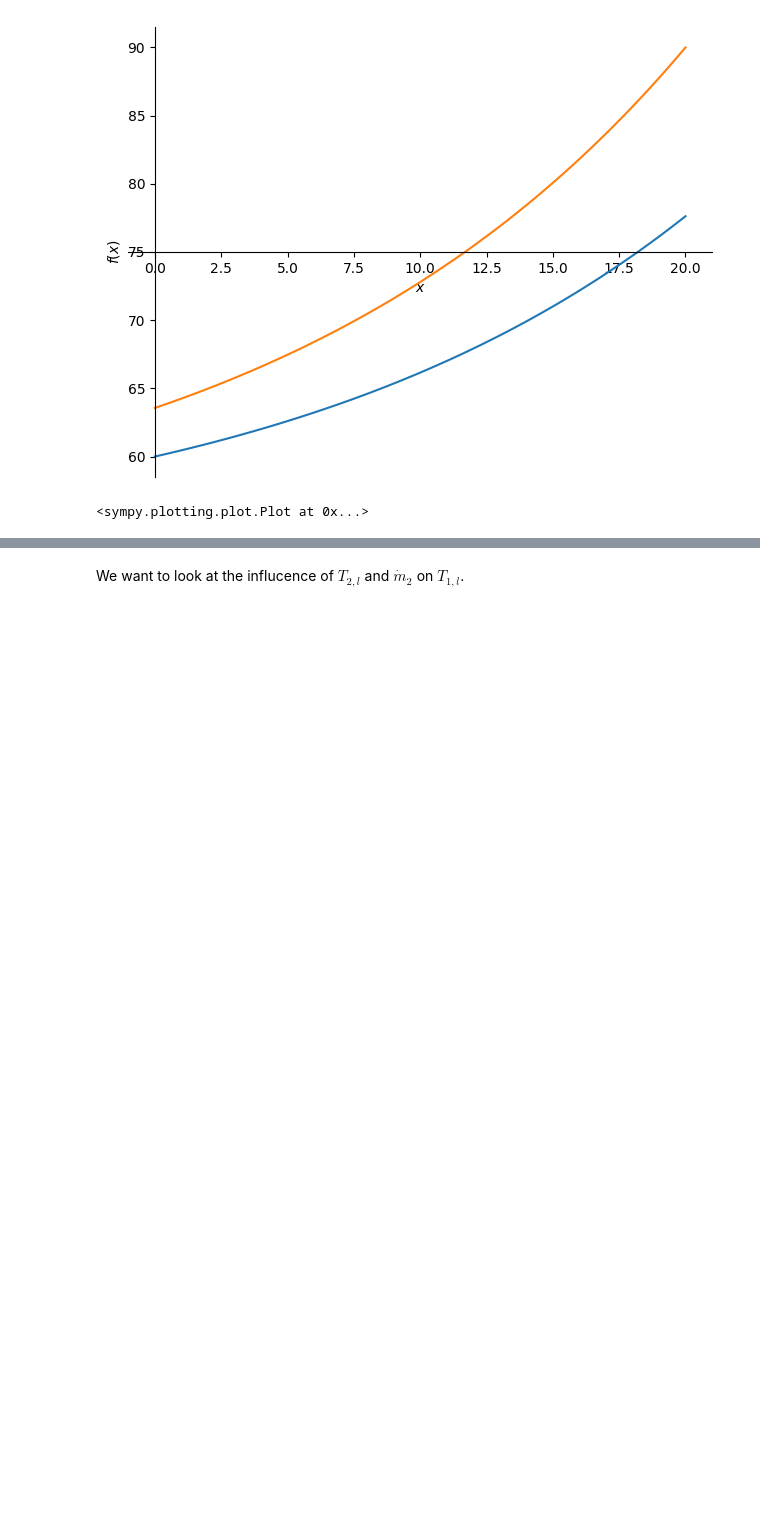
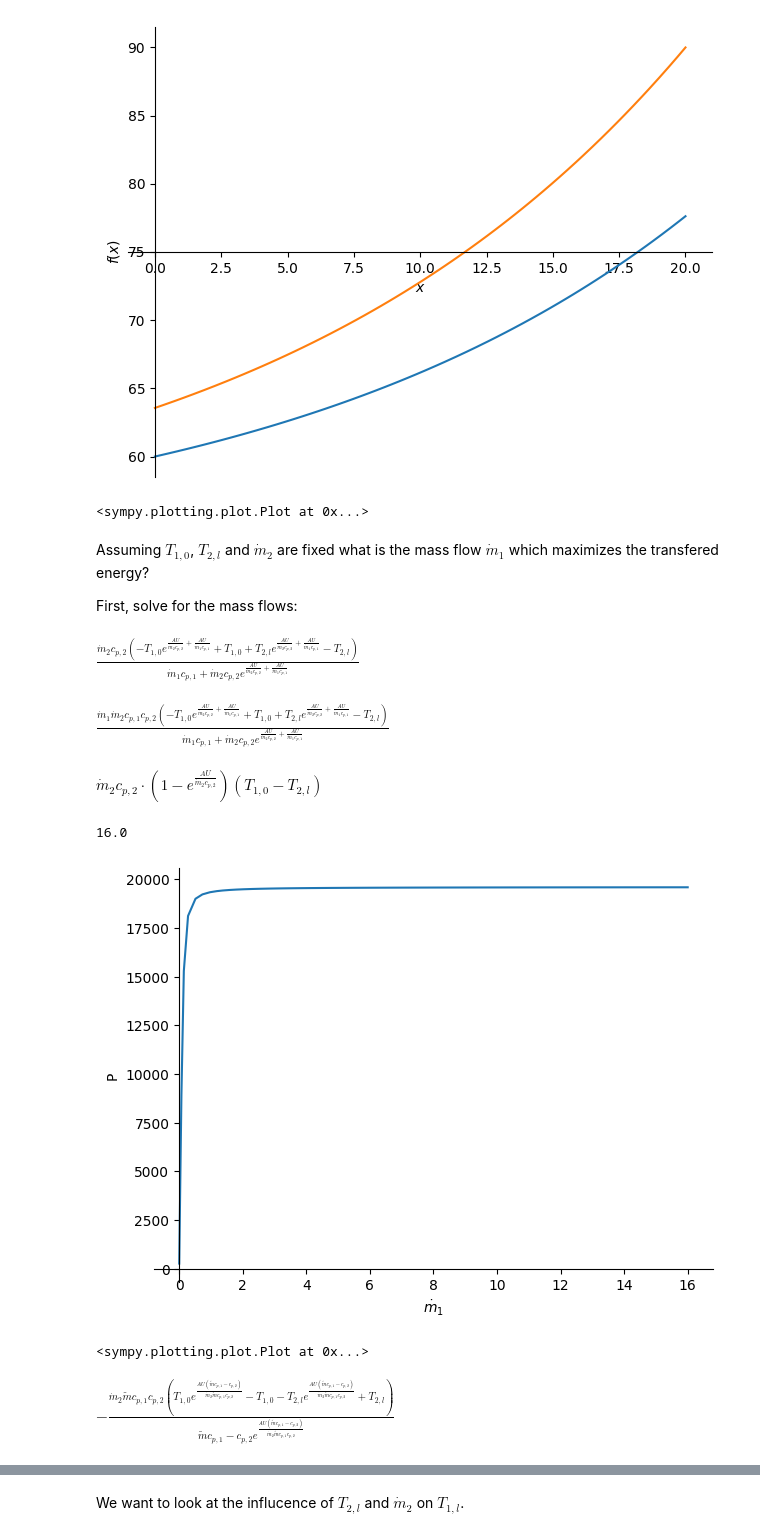
Before and after one commit to zuckerruebe/notebooks, a Jupyter notebook: lmtd.ipynb, the cells around one changed output, grey strips where cells are left out. Cells and saved outputs as stored; diff of their text form; code cells hidden in the pictures; blank space fills up the shorter version.

Commit message:
Look at energy transfer as a function of one mass flow with all else fixed.

```diff
--- a/lmtd.ipynb
+++ b/lmtd.ipynb
@@ -72,3 +72,44 @@ sympy.plot(T1_eq.rhs.subs(subs), T2_eq.rhs.subs(subs), (x, 0, subs[l]))
 # %% [output]
 [figure]
 <sympy.plotting.plot.Plot at 0x...>
+# %% [markdown]
+Assuming $T_{1,0}$, $T_{2,l}$ and $\dot{m}_2$ are fixed what is the mass flow $\dot{m}_1$ which maximizes the transfered energy?
+
+First, solve for the mass flows:
+# %%
+dT1 = (T1_eq.rhs.subs({x: l})-T10).simplify()
+dT1
+# %% [output]
+$\displaystyle \frac{\dot{m}_2 c_{p,2} \left(- T_{1,0} e^{\frac{A U}{\dot{m}_2 c_{p,2}} + \frac{A U}{\dot{m}_1 c_{p,1}}} + T_{1,0} + T_{2,l} e^{\frac{A U}{\dot{m}_2 c_{p,2}} + \frac{A U}{\dot{m}_1 c_{p,1}}} - T_{2,l}\right)}{\dot{m}_1 c_{p,1} + \dot{m}_2 c_{p,2} e^{\frac{A U}{\dot{m}_2 c_{p,2}} + \frac{A U}{\dot{m}_1 c_{p,1}}}}$
+# %%
+E = (m1*cp1*dT1).simplify()
+E
+# %% [output]
+$\displaystyle \frac{\dot{m}_1 \dot{m}_2 c_{p,1} c_{p,2} \left(- T_{1,0} e^{\frac{A U}{\dot{m}_2 c_{p,2}} + \frac{A U}{\dot{m}_1 c_{p,1}}} + T_{1,0} + T_{2,l} e^{\frac{A U}{\dot{m}_2 c_{p,2}} + \frac{A U}{\dot{m}_1 c_{p,1}}} - T_{2,l}\right)}{\dot{m}_1 c_{p,1} + \dot{m}_2 c_{p,2} e^{\frac{A U}{\dot{m}_2 c_{p,2}} + \frac{A U}{\dot{m}_1 c_{p,1}}}}$
+# %%
+Emax = sympy.limit(E, m1, sympy.oo).simplify()
+Emax
+# %% [output]
+$\displaystyle \dot{m}_2 c_{p,2} \cdot \left(1 - e^{\frac{A U}{\dot{m}_2 c_{p,2}}}\right) \left(T_{1,0} - T_{2,l}\right)$
+# %%
+subs2 = subs.copy()
+del subs2[m1]
+-100*subs2[m2]
+# %% [output]
+16.0
+# %%
+sympy.plot(
+    E.subs(subs2),
+    (m1, 0, 100 * -subs2[m2]),
+    xlabel=r"$\dot{m}_1$",
+    ylabel=r"P",
+)
+# %% [output]
+[figure, added]
+<sympy.plotting.plot.Plot at 0x...>
+# %%
+mrel = sympy.Symbol(r"\tilde{m}")
+Emrel = E.subs({m1: mrel*-m2}).simplify()
+Emrel
+# %% [output]
+$\displaystyle - \frac{\dot{m}_2 \tilde{m} c_{p,1} c_{p,2} \left(T_{1,0} e^{\frac{A U \left(\tilde{m} c_{p,1} - c_{p,2}\right)}{\dot{m}_2 \tilde{m} c_{p,1} c_{p,2}}} - T_{1,0} - T_{2,l} e^{\frac{A U \left(\tilde{m} c_{p,1} - c_{p,2}\right)}{\dot{m}_2 \tilde{m} c_{p,1} c_{p,2}}} + T_{2,l}\right)}{\tilde{m} c_{p,1} - c_{p,2} e^{\frac{A U \left(\tilde{m} c_{p,1} - c_{p,2}\right)}{\dot{m}_2 \tilde{m} c_{p,1} c_{p,2}}}}$
```
Also changed, not shown: parts of 7 cells of this notebook.
